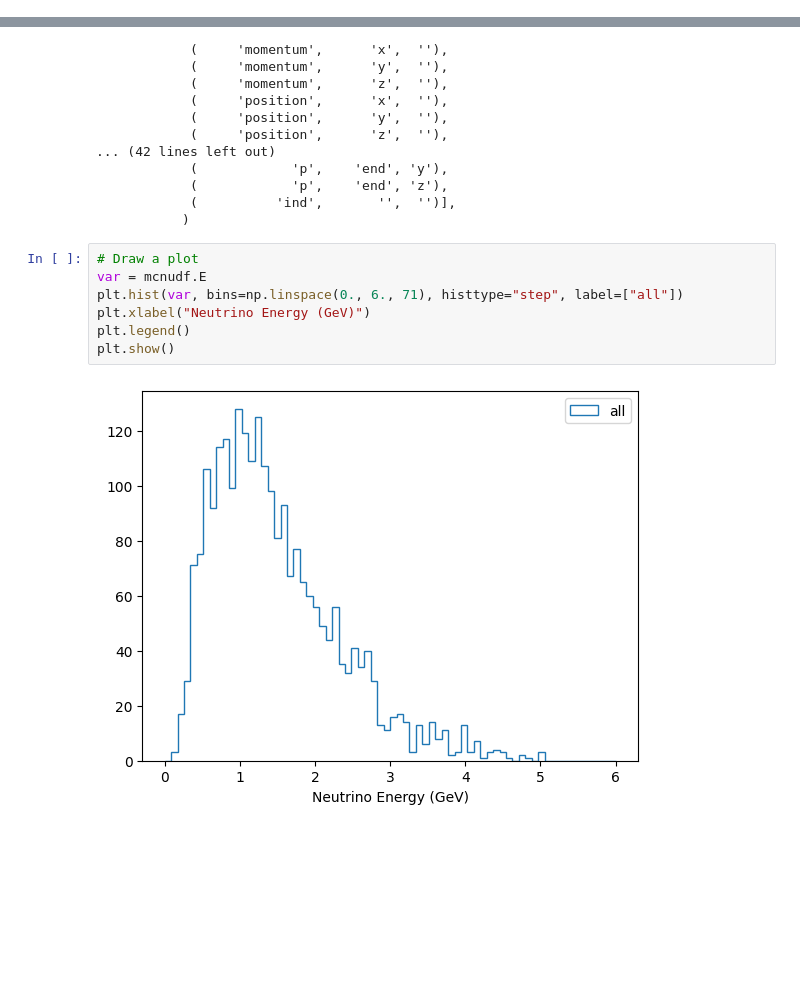
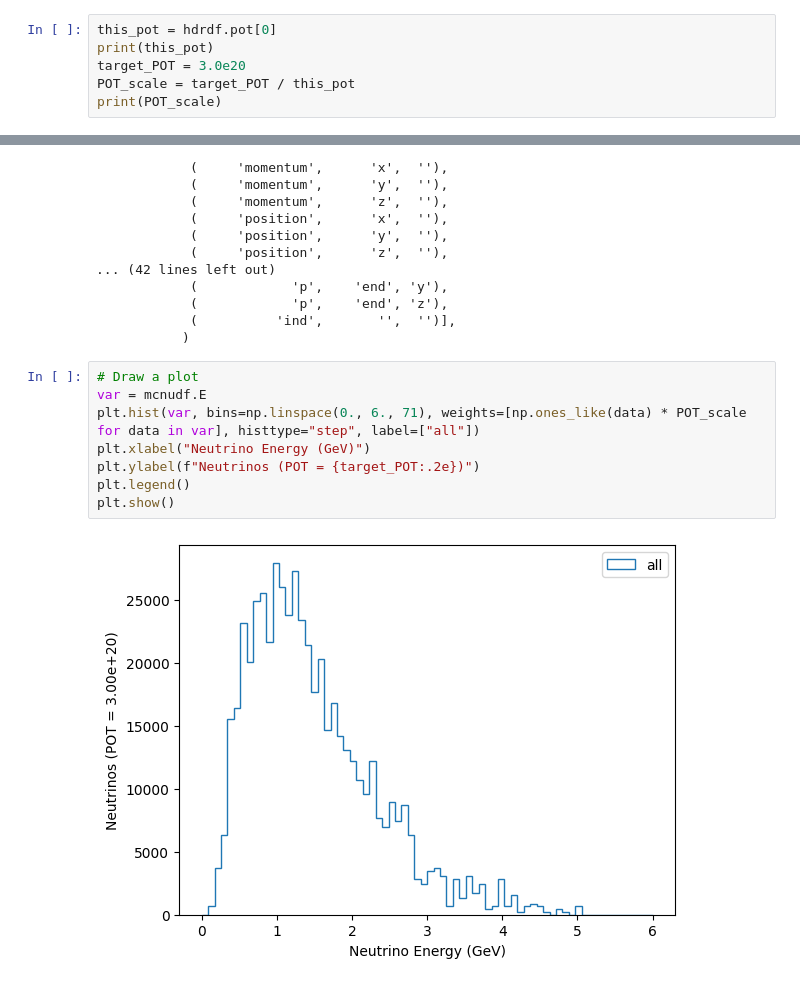
Before and after one commit to wjdanswjddl/cafpyana, a Jupyter notebook: analysis_villiage/examples/ex_ana_mcnudf.ipynb, the cells around one changed output, grey strips where cells are left out. Cells and saved outputs as stored; diff of their text form; blank space fills up the shorter version.

Commit message:
added pot scale to ex_ana_mcnudf.ipynb

```diff
--- a/analysis_villiage/examples/ex_ana_mcnudf.ipynb
+++ b/analysis_villiage/examples/ex_ana_mcnudf.ipynb
@@ -34,3 +34,9 @@ hdrdf
 | 2403 | 0.000000e+00 | 0 | 1 | 1 | 94 | 100 | 99 | 0 | 60871736 | 24 |
 | 2404 | 0.000000e+00 | 0 | 1 | 1 | 94 | 100 | 100 | 0 | 60871736 | 24 |
 2405 rows × 10 columns
+# %%
+this_pot = hdrdf.pot[0]
+print(this_pot)
+target_POT = 3.0e20
+POT_scale = target_POT / this_pot
+print(POT_scale)
@@ -76,12 +85,13 @@ MultiIndex([(            'E',       '',  ''),
 # %%
 # Draw a plot
 var = mcnudf.E
-plt.hist(var, bins=np.linspace(0., 6., 71), histtype="step", label=["all"])
+plt.hist(var, bins=np.linspace(0., 6., 71), weights=[np.ones_like(data) * POT_scale for data in var], histtype="step", label=["all"])
 plt.xlabel("Neutrino Energy (GeV)")
+plt.ylabel(f"Neutrinos (POT = {target_POT:.2e})")
 plt.legend()
 plt.show()
 # %% [output]
-[figure, old version]
+[figure, new version]
 # %%
 # apply an event selection
 mcnudf_E_less_2 = mcnudf[mcnudf.E < 2.0]
```
Also changed, not shown: parts of 2 cells of this notebook.
